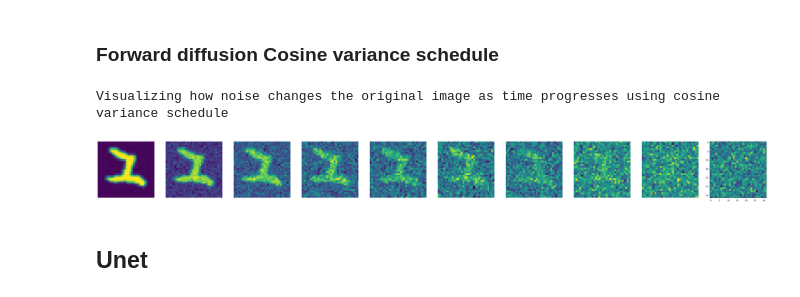
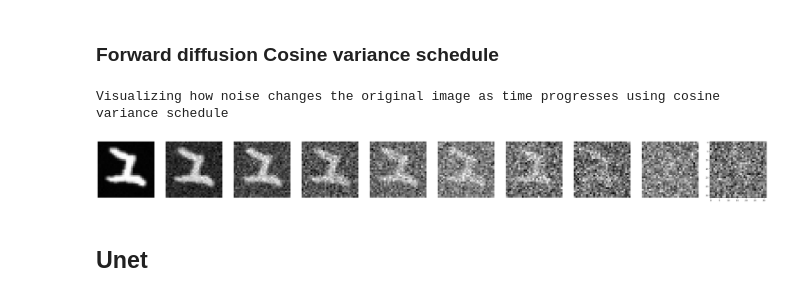
Before and after one commit to SwethaSrikari/ImageGeneration-DiffusionModel, a Jupyter notebook: Foward and reverse diffusion process.ipynb, the cells around one changed output. Cells and saved outputs as stored; diff of their text form; code cells hidden in the pictures.

```diff
--- a/Foward and reverse diffusion process.ipynb
+++ b/Foward and reverse diffusion process.ipynb
@@ -143,17 +143,20 @@ plt.imshow(train[20][0].T, cmap='gray')
 # %% [markdown]
 ### Forward diffusion using Linear variance schedule
 # %%
+T = 300
 x0 = train[20][0]
 plt.figure(figsize=(55,55))
 
 print('Visualizing how noise changes the original image as time progresses using linear variance schedule')
+samples = []
 for i in range(T):
     num_images = 10
     step_size = int(T/num_images)
+    x, _ = forward_diffusion(x0, torch.tensor(i).view(1,-1), 'linear')
+    samples.append(x)
     if i % step_size == 0:
         plt.axis('off')
         plt.subplot(1, num_images, int(i//step_size+1))
-        x, _ = forward_diffusion(x0, torch.tensor(i).view(1,-1), 'linear')
-        plt.imshow(x.cpu().numpy().T)
+        plt.imshow(x.detach().cpu().numpy().T, cmap='gray')
 # %% [output]
 Visualizing how noise changes the original image as time progresses using linear variance schedule
@@ -160,0 +166,10 @@ Visualizing how noise changes the original image as time progresses using linear
+# %%
+fig = plt.figure()
+ims = []
+for i in range(T):
+    im = plt.imshow(samples[i][0].reshape(IMG_SIZE, IMG_SIZE, 1).cpu().numpy(), cmap="gray", animated=True)
+    ims.append([im])
+
+animate = animation.ArtistAnimation(fig, ims, interval=50, blit=True, repeat_delay=1000)
+animate.save('forward.gif')
+plt.show()
@@ -163,19 +180,19 @@ Visualizing how noise changes the original image as time progresses using linear
 # %%
 x0 = train[20][0]
 plt.figure(figsize=(55,55))
 print('Visualizing how noise changes the original image as time progresses using cosine variance schedule')
 for i in range(T):
     num_images = 10
     step_size = int(T/num_images)
     if i % step_size == 0:
 #         print(i)
         plt.axis('off')
         plt.subplot(1, num_images, int(i//step_size+1))
         x, _ = forward_diffusion(x0, torch.tensor(i).view(1,-1), 'cosine')
-        plt.imshow(x.cpu().numpy().T)
+        plt.imshow(x.cpu().numpy().T, cmap='gray')
 # %% [output]
 Visualizing how noise changes the original image as time progresses using cosine variance schedule
-[figure, old version]
+[figure, new version]
 # %% [markdown]
 ## Unet
 # %%
```
Also changed, not shown: parts of 3 cells of this notebook.
